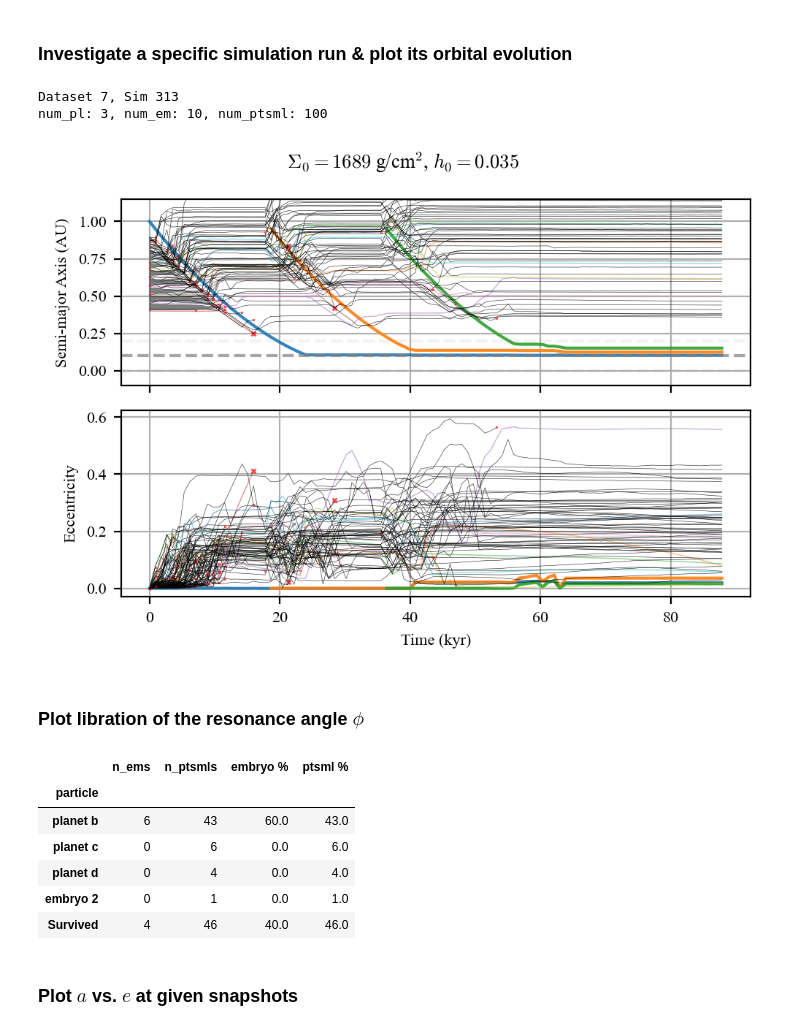
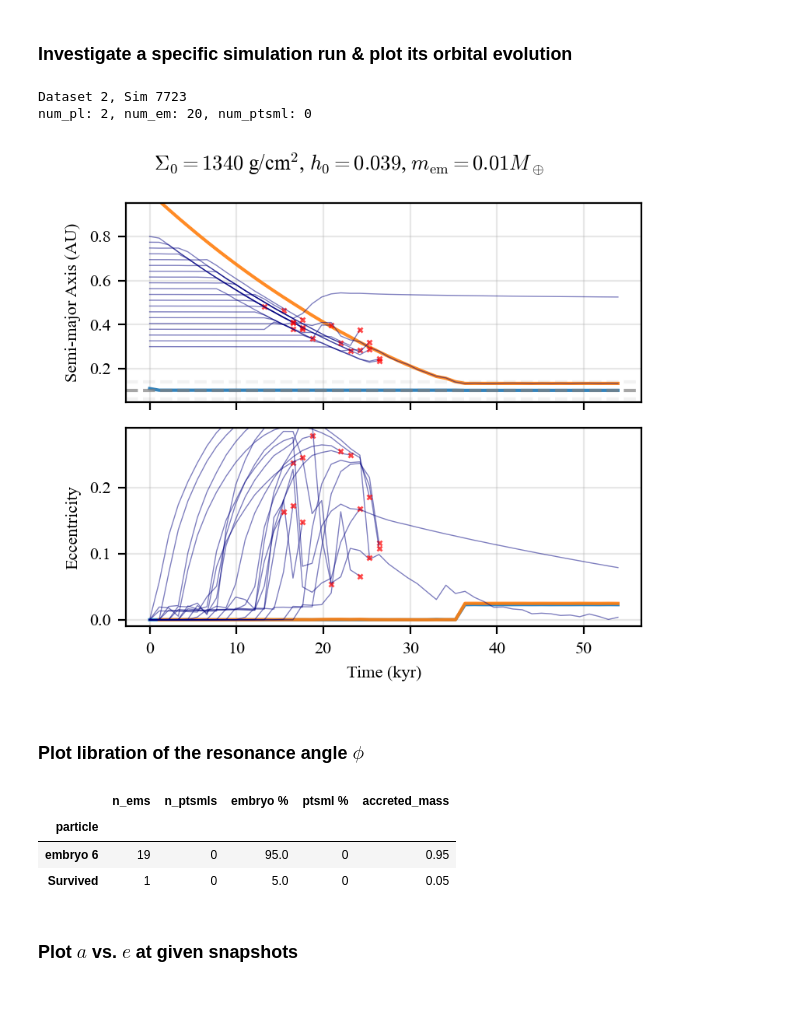
Before and after one commit to dchen10Git/uh-ifa-reu-2026, a Jupyter notebook: analyze_one_sim.ipynb, the cells around one changed output. Drawn from its saved outputs; the diff is of its cells as text; code cells hidden in the pictures; blank space fills up the shorter version.

```diff
--- a/analyze_one_sim.ipynb
+++ b/analyze_one_sim.ipynb
@@ -69,19 +69,21 @@ def plot_system(saved_sim, elements, num_pl, num_em, num_ptsml, t_units='kyr'):
     sim_data, metadata = saved_sim
     rock_names = list(sim_data.keys())
 
-    rock_names = rock_names
+    # Choose only planets and a given embryo
+    # rock_names = rock_names[:num_pl] + ['embryo 2']
     # num_em=1
 
     times = sim_data[rock_names[0]]['time']
 
     fig, axs = plt.subplots(len(elements), 1, sharex=True)
-    fig.set_figwidth(5)
+    fig.set_figwidth(4)
     fig.set_figheight(1.8*len(elements))
 
     time_factor = {'yr': 1, 'kyr': 1e3, 'Myr': 1e6}[t_units]
     pl_style = {'alpha': 0.9}
-    em_style = {'alpha': 0.5, 'lw': 0.5}
-    ptsml_style = {'c': 'k', 'alpha': 0.9, 'lw': 0.2}
+    em_style = {'alpha': 0.5, 'lw': 0.5, 'c': 'navy'}
+    ptsml_style = em_style
+    # ptsml_style = {'c': 'k', 'alpha': 0.9, 'lw': 0.2}
 
     if not isinstance(axs, (list, np.ndarray)): # if elements is one item
         axs = [axs]
@@ -98,7 +100,12 @@ def plot_system(saved_sim, elements, num_pl, num_em, num_ptsml, t_units='kyr'):
 
             for i in range(0, num_em, 1):
                 name = rock_names[i+num_pl]
-                ax.plot(times/time_factor, sim_data[name]["a"], **em_style)
+
+                if name == False: # change False to the embryo name to highlight it
+                    ax.plot(times/time_factor, sim_data[name]["a"], **em_style, c='r')
+                else:
+                    ax.plot(times/time_factor, sim_data[name]["a"], **em_style)
+
                 plot_end_marker(ax, times/time_factor, sim_data[name]["a"], color='r', ms=2, mew=1, alpha=0.7)
 
             for i in range(0, len(rock_names)-num_pl-num_em, 1): # don't use num_ptsml as it doesn't include replenished ptsmls
@@ -115,7 +122,8 @@ def plot_system(saved_sim, elements, num_pl, num_em, num_ptsml, t_units='kyr'):
                 pass
 
             ax.set_ylabel("Semi-major Axis (AU)")
-            ax.set_ylim(-0.1,1.15)
+            # ax.set_xlim(3.9,16.1)
+            ax.set_ylim(0.05,0.95)
             # ax.set_ylim(0.103,0.15) # inspect IDE
 
         elif elements[i] == "e":
@@ -128,9 +136,14 @@ def plot_system(saved_sim, elements, num_pl, num_em, num_ptsml, t_units='kyr'):
                 name = rock_names[i]
                 plot_end_marker(ax, times/time_factor, sim_data[name]["e"], c=f'C{i}', ms=5, mew=2.5)
 
-            for i in range(0, num_em, 1):
+            for i in range(num_em):
                 name = rock_names[i+num_pl]
-                ax.plot(times/time_factor, sim_data[name]["e"], **em_style)
+
+                if name == False: # change False to the embryo name to highlight it
+                    ax.plot(times/time_factor, sim_data[name]["e"], **em_style, c='r')
+                else:
+                    ax.plot(times/time_factor, sim_data[name]["e"], **em_style)
+
                 plot_end_marker(ax, times/time_factor, sim_data[name]["e"], color='r', ms=2, mew=1, alpha=0.7)
 
             for i in range(0, len(rock_names)-num_pl-num_em, 1): # don't use num_ptsml as it doesn't include replenished ptsmls
@@ -139,6 +152,8 @@ def plot_system(saved_sim, elements, num_pl, num_em, num_ptsml, t_units='kyr'):
                 plot_end_marker(ax, times/time_factor, sim_data[name]["e"], color='r', ms=1, mew=0.5, alpha=0.6)
 
             ax.set_ylabel("Eccentricity")
+
+            ax.set_ylim(-0.01,0.29)
 
         elif elements[i] == "P":
             for i in range(num_pl):
@@ -349,7 +364,7 @@ def plot_system(saved_sim, elements, num_pl, num_em, num_ptsml, t_units='kyr'):
     axs[-1].set_xlabel("Time (kyr)")
     for ax in axs:
         # ax.legend(fontsize=6)
-        ax.grid(True)
+        ax.grid(True, alpha=0.3)
 
     fig.subplots_adjust(hspace=0)
 
@@ -357,43 +372,44 @@ def plot_system(saved_sim, elements, num_pl, num_em, num_ptsml, t_units='kyr'):
         plt.suptitle(f"$\Sigma_0={metadata['Sigma_1au']:.0f}$ g/cm$^2$, $h_0={metadata['h_1au']:.3f}$, $m_{{\\rm em}}={metadata['m_em']:.3g} M_\\oplus$")
     else:
         plt.suptitle(f"$\Sigma_0={metadata['Sigma_1au']:.0f}$ g/cm$^2$, $h_0={metadata['h_1au']:.3f}$")
-    plt.tight_layout(); plt.show()
+    plt.tight_layout()
+    plt.show()
     # plt.savefig("Figures/orbital_evo.svg", bbox_inches="tight")
 
-dataset_id = 7
-sim_id = 313
+dataset_id = 2
+sim_id = 7723
 
 elements = ['a',
             'e',
             # 'P_ratio_em_b',
             # 'P_ratio_em_c',
         ]
 
 for sim_id in range(sim_id, sim_id+1, 1):
 # for sim_id in inside_d:
     base_dir = Path.cwd()
     file_path = base_dir.parent / f"sim_results/dataset{dataset_id}" / f"sim{sim_id}.h5"
 
     try:
         saved_sim = reb_sims.load_simulation_run(file_path)
     except FileNotFoundError:
         print(f"Sim {sim_id} not found")
         continue
 
     sim_data, metadata = saved_sim
     m_star = metadata['m_star']
     rock_names = list(sim_data.keys())
     rocks = {p: sim_data[p] for p in rock_names}
     num_pl, num_em, num_ptsml = metadata['num_pl'], metadata['num_em'], metadata['num_ptsml']
 
     print(f"Dataset {dataset_id}, Sim {sim_id}")
     print(f"num_pl: {metadata['num_pl']}, num_em: {metadata['num_em']}, num_ptsml: {metadata['num_ptsml']}")
 
     plot_system(saved_sim, elements, num_pl, num_em, num_ptsml)
 # %% [output]
-Dataset 7, Sim 313
-num_pl: 3, num_em: 10, num_ptsml: 100
+Dataset 2, Sim 7723
+num_pl: 2, num_em: 20, num_ptsml: 0
-[figure, old version]
+[figure, new version]
 # %% [markdown]
 ### Plot libration of the resonance angle $\phi$
 # %%
@@ -411,15 +427,13 @@ mmr_id.plot_libration(m_star, rocks['planet b'], rocks[f'embryo 4'], rocks['plan
 collision_df = get_collision_log(metadata, )
 fates_df = get_particle_fates(metadata, )
 summary = summarize_accretion(metadata, collision_df, fates_df)
+summary['accreted_mass'] = summary['n_ems'] * metadata['m_em'] + summary['n_ptsmls'] * metadata['m_ptsml']
 summary
 # %% [output]
-|  | n_ems | n_ptsmls | embryo % | ptsml % |
-| particle |  |  |  |  |
-| planet b | 6 | 43 | 60.0 | 43.0 |
-| planet c | 0 | 6 | 0.0 | 6.0 |
-| planet d | 0 | 4 | 0.0 | 4.0 |
-| embryo 2 | 0 | 1 | 0.0 | 1.0 |
-| Survived | 4 | 46 | 40.0 | 46.0 |
+|  | n_ems | n_ptsmls | embryo % | ptsml % | accreted_mass |
+| particle |  |  |  |  |  |
+| embryo 6 | 19 | 0 | 95.0 | 0 | 0.95 |
+| Survived | 1 | 0 | 5.0 | 0 | 0.05 |
 # %% [markdown]
 ### Plot $a$ vs. $e$ at given snapshots
 # %%
```
Also changed, not shown: parts of 2 cells of this notebook, 6 other files.
